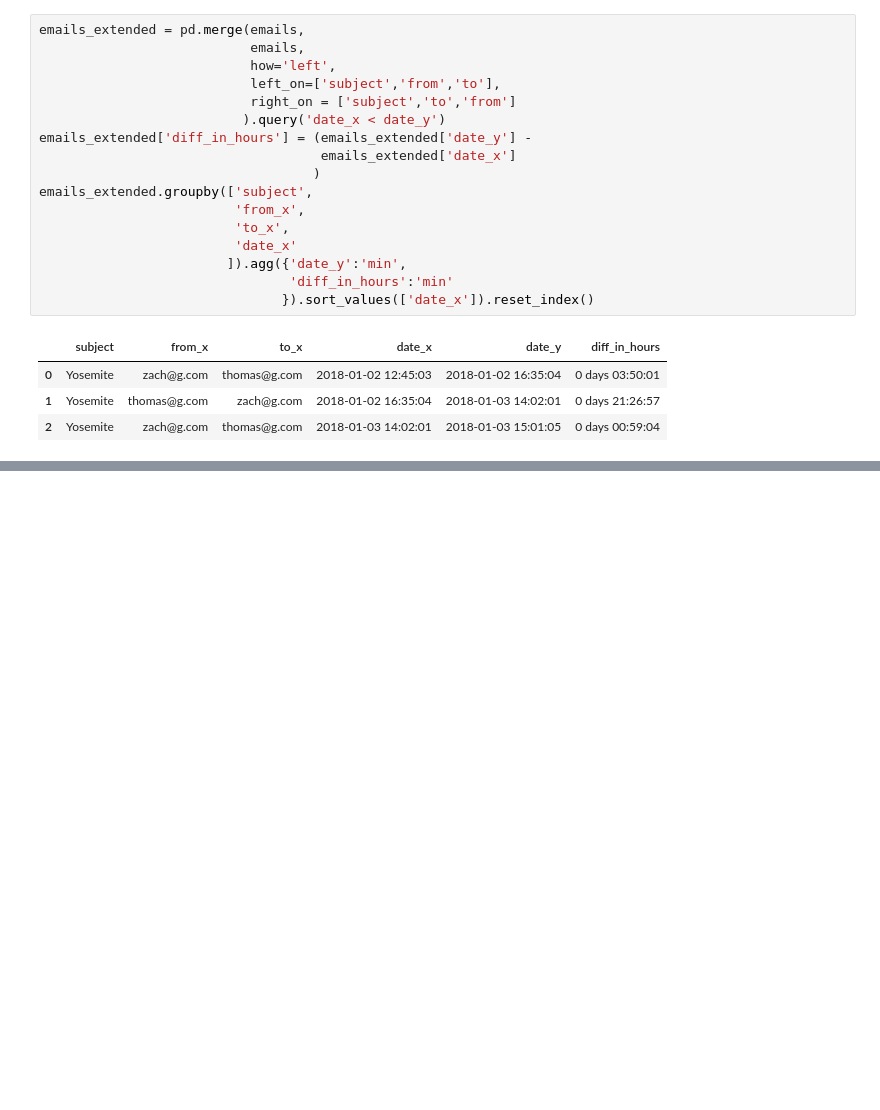
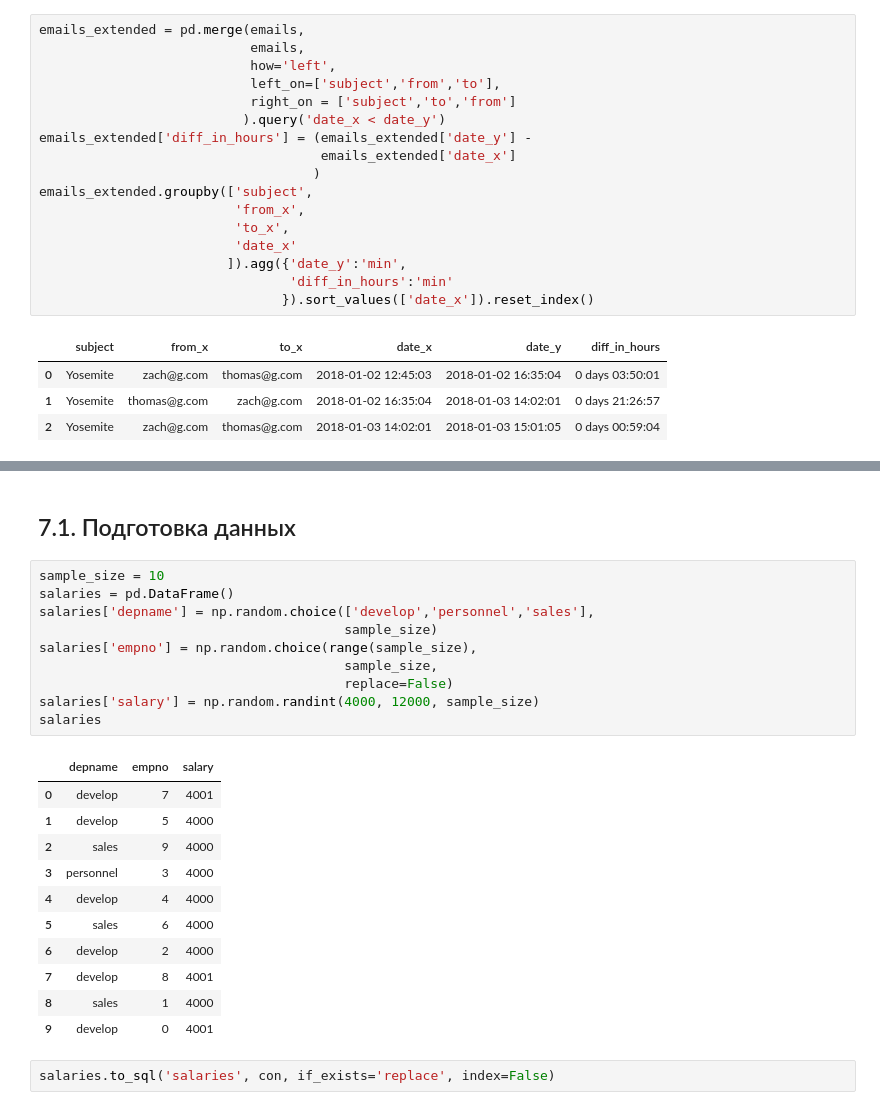
Before and after one commit to bebyakinb/test_assignments-Analyst-, a Jupyter notebook: habr/SQL_Hardest_Interview_Tasks.ipynb, the cells around one changed output, grey strips where cells are left out. Cells and saved outputs as stored; diff of their text form; blank space fills up the shorter version.

```diff
--- a/habr/SQL_Hardest_Interview_Tasks.ipynb
+++ b/habr/SQL_Hardest_Interview_Tasks.ipynb
@@ -659,0 +681,26 @@ emails_extended.groupby(['subject',
+# %% [markdown]
+## 7.1. Подготовка данных
+# %%
+sample_size = 10
+salaries = pd.DataFrame()
+salaries['depname'] = np.random.choice(['develop','personnel','sales'],
+                                       sample_size)
+salaries['empno'] = np.random.choice(range(sample_size),
+                                       sample_size,
+                                       replace=False)
+salaries['salary'] = np.random.randint(4000, 12000, sample_size)
+salaries
+# %% [output]
+|  | depname | empno | salary |
+| 0 | develop | 7 | 4001 |
+| 1 | develop | 5 | 4000 |
+| 2 | sales | 9 | 4000 |
+| 3 | personnel | 3 | 4000 |
+| 4 | develop | 4 | 4000 |
+| 5 | sales | 6 | 4000 |
+| 6 | develop | 2 | 4000 |
+| 7 | develop | 8 | 4001 |
+| 8 | sales | 1 | 4000 |
+| 9 | develop | 0 | 4001 |
+# %%
+salaries.to_sql('salaries', con, if_exists='replace', index=False)
```
Also changed, not shown: parts of 21 cells of this notebook.
